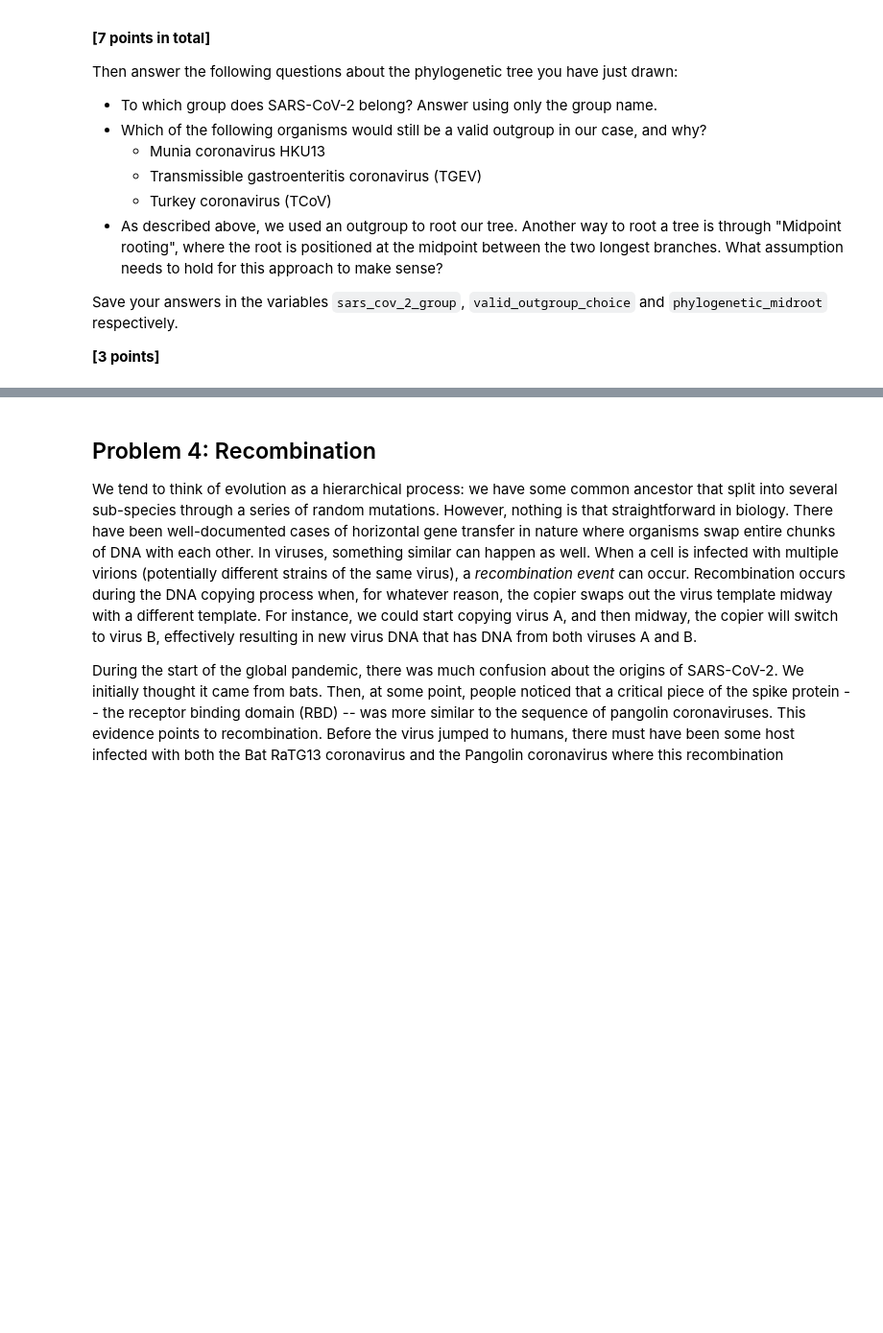
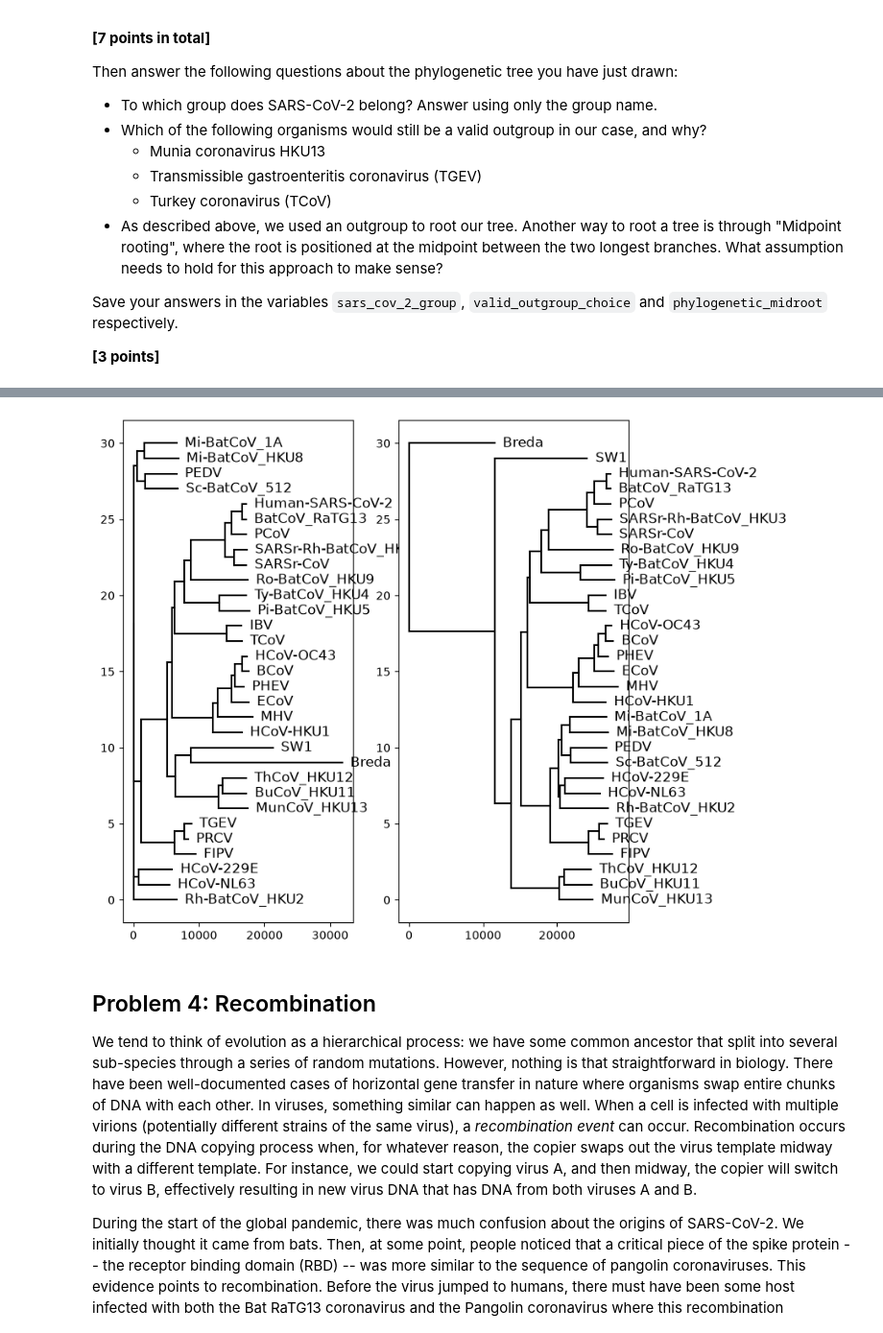
Before and after one commit to pigeonistic/assign_phylo, a Jupyter notebook: phylo_workbook.ipynb, the cells around one changed output, grey strips where cells are left out. Shown at 96% size. Saved outputs shown, nothing was run; the diff lists cells and outputs as text; code cells hidden in the pictures; blank space fills up the shorter version.

Commit message:
Complete reroot and hamming for problem 3

```diff
--- a/phylo_workbook.ipynb
+++ b/phylo_workbook.ipynb
@@ -145,0 +143,67 @@ Save your answers in the variables `sars_cov_2_group`, `valid_outgroup_choice` a
+# %%
+from Bio import SeqIO
+from helper_functions import neighbor_joining, plot_nj_tree, reroot_tree
+import matplotlib.pyplot as plt
+
+sequences = []
+
+with open("data/clustal_MSA_coronavirus.fasta") as file:
+    records = SeqIO.parse(file, "fasta")
+
+    for record in records:
+        info = record.id.split("|")
+        sequences.append({"name": info[0], "accession": info[1], "sequence": np.array(record.seq)})
+
+
+sequence_array = np.array([[sequence["sequence"]] for sequence in sequences])
+
+def compute_hamming(reference, sequence):
+    return np.count_nonzero(reference != sequence)
+
+scores = np.zeros((len(sequences), len(sequences)))
+
+for i in range(0, len(sequences)):
+    for j, sequence in enumerate(sequences[i:]):
+        score = compute_hamming(sequences[i]["sequence"], sequence["sequence"])
+        scores[i, i+j] = score
+        scores[i+j, i] = score
+
+labels = [sequence["name"] for sequence in sequences]
+
+tree = neighbor_joining(scores, labels)
+
+f, ax = plt.subplots(1, 2, figsize=(8,8))
+
+plot_nj_tree(tree, ax[0])
+
+
+# ============= PART B ==============
+
+def find_breda(node: Node):
+    if node.name == "Breda":
+        return node
+
+    left = None
+    right = None
+
+    if node.left != None:
+        left = find_breda(node.left)
+    if node.right != None:
+        right = find_breda(node.right)
+
+    if left != None:
+        return left
+    if right != None:
+        return right
+    return None
+
+new_root = find_breda(tree)
+
+print(new_root.name)
+
+new_tree = reroot_tree(tree, new_root)
+
+plot_nj_tree(new_tree, ax[1])
+
+plt.savefig('problem3.svg')
+# %% [output]
@@ -146,3 +227,4 @@ Save your answers in the variables `sars_cov_2_group`, `valid_outgroup_choice` a
+[figure, added]
 # %%
 sars_cov_2_group = """To which group does SARS-CoV-2 belong? Answer using only the group name."""
 # %%
```
Also changed, not shown: parts of 3 cells of this notebook.
